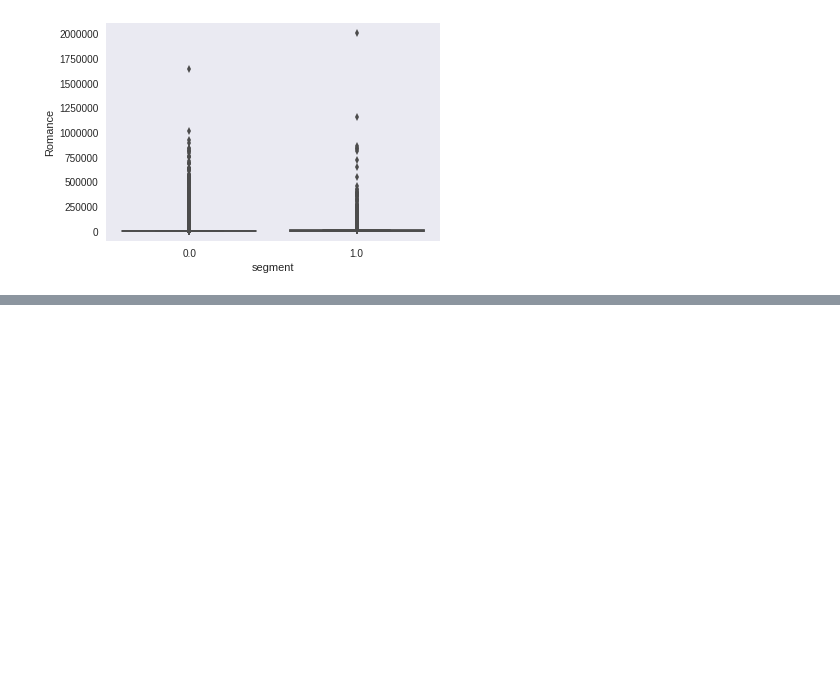
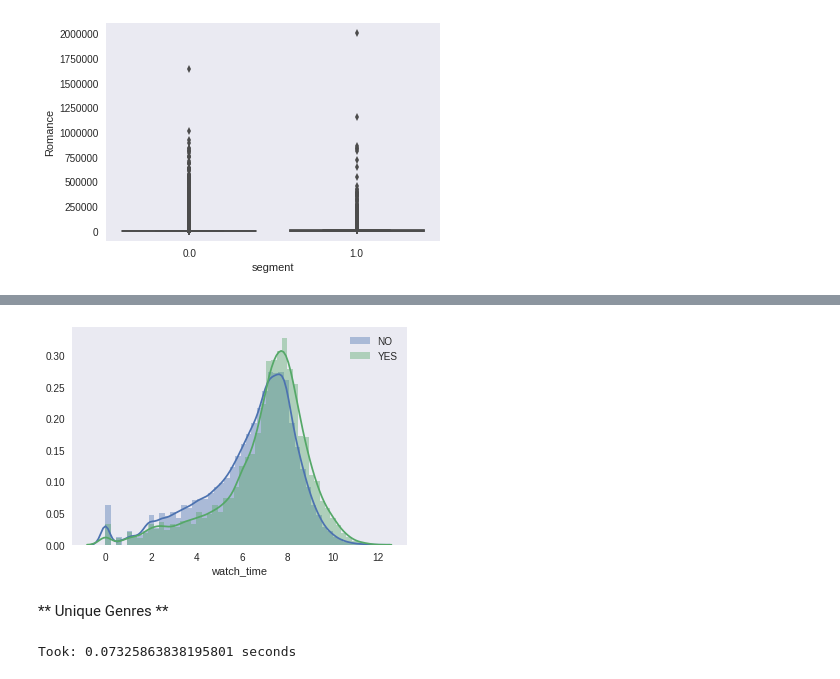
Before and after one commit to numb3r33/India_Hacks_2017, a Jupyter notebook: notebooks/Experiment4-(EDAHotstar).ipynb, the cells around one changed output, grey strips where cells are left out. Cells and saved outputs as stored; diff of their text form; code cells hidden in the pictures; blank space fills up the shorter version.

```diff
--- a/notebooks/Experiment4-(EDAHotstar).ipynb
+++ b/notebooks/Experiment4-(EDAHotstar).ipynb
@@ -413,0 +419,17 @@ sns.boxplot(x=genres_train.segment, y=genres_train.);
+# %%
+def get_watch_time_by_feature(train, feature_name):
+    watch_time_map = defaultdict(list)
+
+    for i in tqdm_notebook(range(len(train))):
+        fs       = train.iloc[i][feature_name]
+        segment  = train.iloc[i]['segment']
+
+        elem    = fs.split(',')
+
+        for e in elem:
+            f, watch_time = e.split(':')
+            watch_time = int(watch_time)
+
+            watch_time_map[f].append([watch_time, segment])
+
+    return watch_time_map
@@ -414 +493,5 @@ sns.boxplot(x=genres_train.segment, y=genres_train.);
+# %%
+tod_watch_time_map = get_watch_time_by_feature(data.loc[train_mask, ['tod', 'segment']],
+                                               'tod'
+                                              )
 # %%
@@ -434,0 +506,32 @@ data
+# %%
+ss = pd.DataFrame(tod_watch_time_map['18'],
+             columns=['watch_time', 'segment'])
+
+sns.distplot(ss.loc[ss.segment == 0, 'watch_time'].map(np.log1p), label='NO')
+sns.distplot(ss.loc[ss.segment == 1, 'watch_time'].map(np.log1p), label='YES')
+plt.legend(loc='best');
+# %% [output]
+[figure, added]
+# %% [markdown]
+** Unique Genres **
+# %%
+ug = defaultdict(int)
+
+start = time.time()
+
+def update(genres):
+    genres = genres.split(',')
+
+    for genre in genres:
+        ug[genre] += 1
+
+    return None
+
+data.loc[train_mask & data.segment == 1, :]\
+    .genres.str.replace(':\d+', '')\
+    .map(update)
+
+end = time.time()
+print('Took: {} seconds'.format(end - start))
+# %% [output]
+Took: 0.07325863838195801 seconds
```
Also changed, not shown: parts of 29 cells of this notebook, 5 other files.
